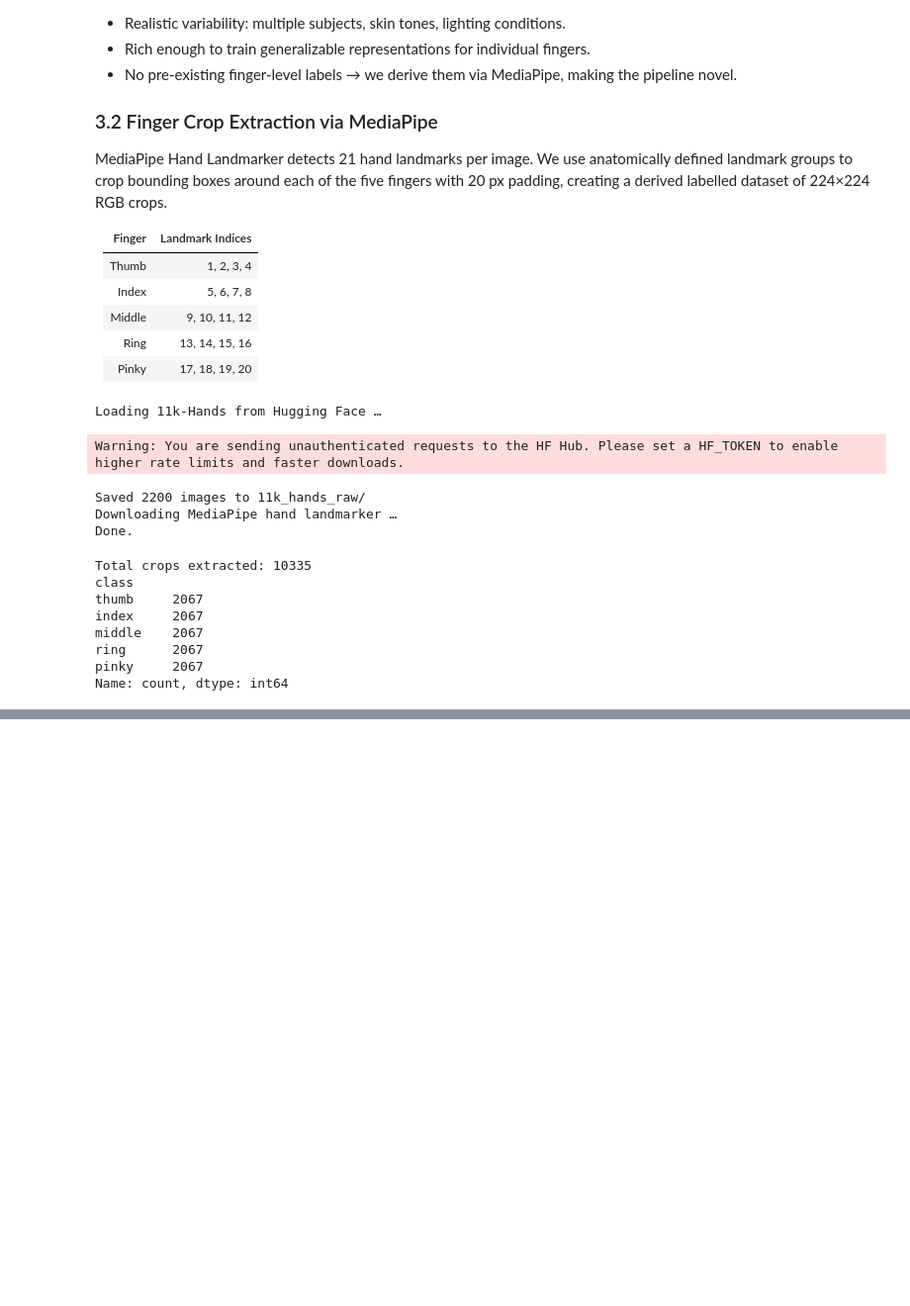
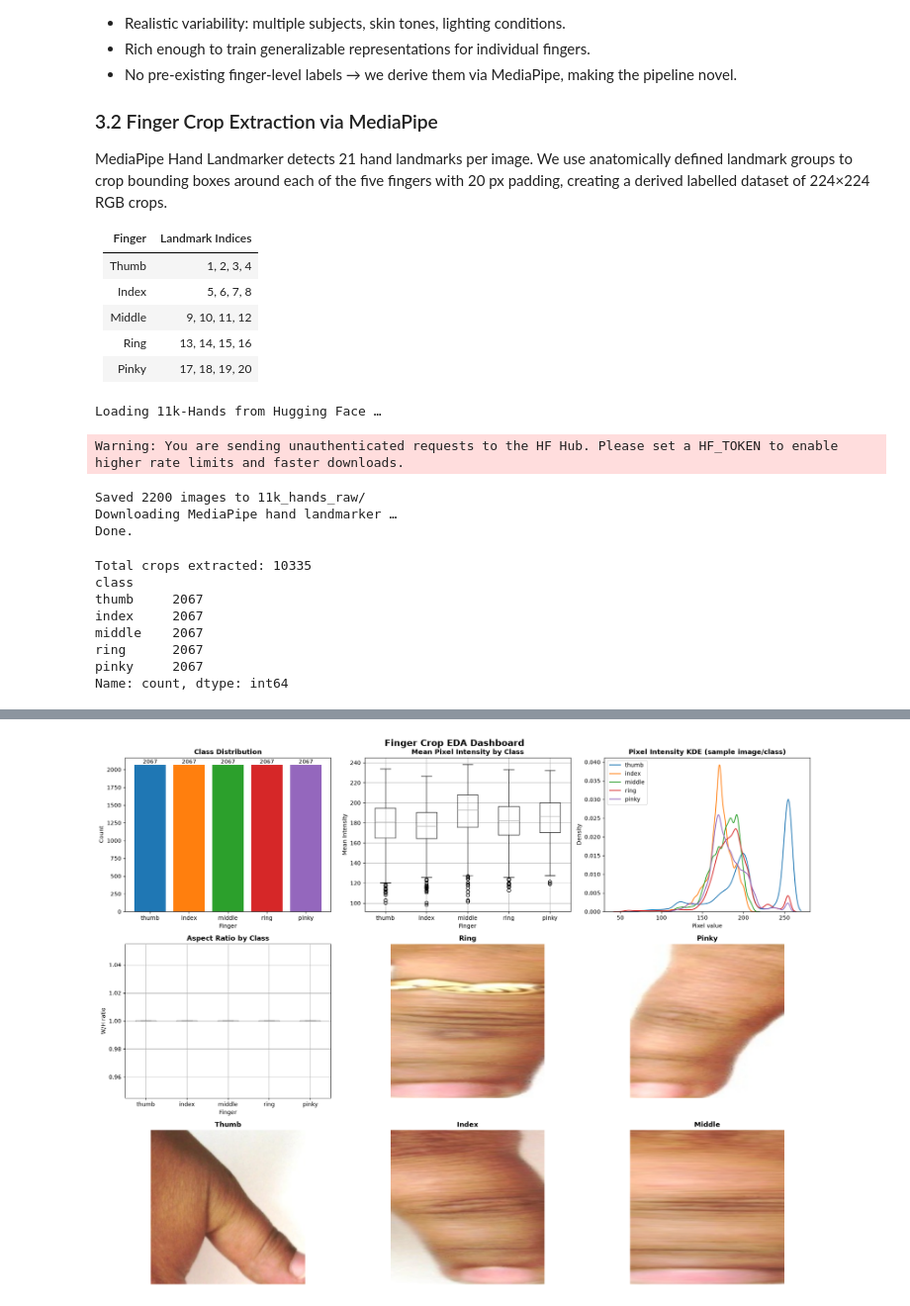
Before and after one commit to jamalgh/XAI_2026_project, a Jupyter notebook: Finger_classifier.ipynb, the cells around one changed output, grey strips where cells are left out. Shown at 99% size. Drawn from its saved outputs; the diff is of its cells as text; code cells hidden in the pictures; blank space fills up the shorter version.

```diff
--- a/Finger_classifier.ipynb
+++ b/Finger_classifier.ipynb
@@ -240,0 +251,97 @@ Name: count, dtype: int64
+# %%
+def run_eda(crop_dir=CROP_DIR, classes=CLASSES):
+    """Comprehensive EDA on extracted finger crops."""
+    # Collect stats
+    records = []
+    for cls in classes:
+        cls_dir = os.path.join(crop_dir, cls)
+        for fname in os.listdir(cls_dir):
+            fpath = os.path.join(cls_dir, fname)
+            img = cv2.imread(fpath)
+            if img is None:
+                continue
+            h, w = img.shape[:2]
+            gray = cv2.cvtColor(img, cv2.COLOR_BGR2GRAY)
+            records.append({
+                'class': cls,
+                'path':  fpath,
+                'width': w, 'height': h,
+                'mean_intensity': gray.mean(),
+                'std_intensity':  gray.std(),
+            })
+    df = pd.DataFrame(records)
+    print(df.groupby('class').size().rename('count').to_frame())
+
+    fig = plt.figure(figsize=(18, 14))
+    gs = gridspec.GridSpec(3, 3, figure=fig)
+    palette = sns.color_palette('tab10', n_colors=NUM_CLASSES)
+
+    # 1. Class balance
+    ax1 = fig.add_subplot(gs[0, 0])
+    counts = df['class'].value_counts().reindex(classes)
+    bars = ax1.bar(counts.index, counts.values, color=palette)
+    ax1.bar_label(bars)
+    ax1.set_title('Class Distribution', fontweight='bold')
+    ax1.set_xlabel('Finger'); ax1.set_ylabel('Count')
+
+    # 2. Mean pixel intensity per class
+    ax2 = fig.add_subplot(gs[0, 1])
+    df.boxplot(column='mean_intensity', by='class', ax=ax2,
+               positions=range(NUM_CLASSES))
+    ax2.set_xticklabels(classes)
+    ax2.set_title('Mean Pixel Intensity by Class', fontweight='bold')
+    ax2.set_xlabel('Finger'); ax2.set_ylabel('Mean Intensity')
+
+    # 3. KDE of pixel intensities (per-class sample)
+    ax3 = fig.add_subplot(gs[0, 2])
+    for idx, cls in enumerate(classes):
+        sample_path = df[df['class'] == cls]['path'].iloc[0]
+        img = cv2.imread(sample_path, cv2.IMREAD_GRAYSCALE)
+        sns.kdeplot(img.flatten(), ax=ax3, label=cls, color=palette[idx])
+    ax3.set_title('Pixel Intensity KDE (sample image/class)', fontweight='bold')
+    ax3.set_xlabel('Pixel value'); ax3.legend()
+
+    # 4. Aspect ratio distribution
+    ax4 = fig.add_subplot(gs[1, 0])
+    df['aspect'] = df['width'] / df['height']
+    df.boxplot(column='aspect', by='class', ax=ax4,
+               positions=range(NUM_CLASSES))
+    ax4.set_xticklabels(classes)
+    ax4.set_title('Aspect Ratio by Class', fontweight='bold')
+    ax4.set_xlabel('Finger'); ax4.set_ylabel('W/H ratio')
+
+    # 5. Sample crops – 5 per class
+    ax_samples = [fig.add_subplot(gs[2, j]) for j in range(3)]
+    for col_idx in range(3):
+        ax = ax_samples[col_idx]
+        sample_paths = (df[df['class'] == classes[col_idx]]['path']
+                        .sample(1, random_state=SEED).values)
+        img = cv2.cvtColor(cv2.imread(sample_paths[0]), cv2.COLOR_BGR2RGB)
+        ax.imshow(img)
+        ax.set_title(classes[col_idx].capitalize(), fontweight='bold')
+        ax.axis('off')
+
+    # Sample remaining two classes
+    ax5 = fig.add_subplot(gs[1, 1])
+    p = df[df['class'] == 'ring']['path'].sample(1, random_state=SEED).values[0]
+    ax5.imshow(cv2.cvtColor(cv2.imread(p), cv2.COLOR_BGR2RGB))
+    ax5.set_title('Ring', fontweight='bold'); ax5.axis('off')
+
+    ax6 = fig.add_subplot(gs[1, 2])
+    p = df[df['class'] == 'pinky']['path'].sample(1, random_state=SEED).values[0]
+    ax6.imshow(cv2.cvtColor(cv2.imread(p), cv2.COLOR_BGR2RGB))
+    ax6.set_title('Pinky', fontweight='bold'); ax6.axis('off')
+
+    fig.suptitle('Finger Crop EDA Dashboard', fontsize=16, fontweight='bold')
+    plt.tight_layout()
+    plt.savefig('eda_dashboard.png', dpi=150, bbox_inches='tight')
+    plt.show()
+    print('\n[Insight] Class distribution is approximately balanced (~equal per class),')
+    print('          indicating no need for class-weighted loss.')
+    print('[Insight] Mean intensity varies slightly across fingers — thumb crops tend')
+    print('          brighter due to lateral orientation; this is a mild bias risk.')
+    print('[Insight] All crops are 224×224 (aspect ratio ≈1), confirming clean extraction.')
+    return df
+
+df_eda = run_eda()
+# %% [output]
@@ -240,0 +355 @@ Name: count, dtype: int64
+[figure, added]
```
Also changed, not shown: parts of 2 cells of this notebook.
